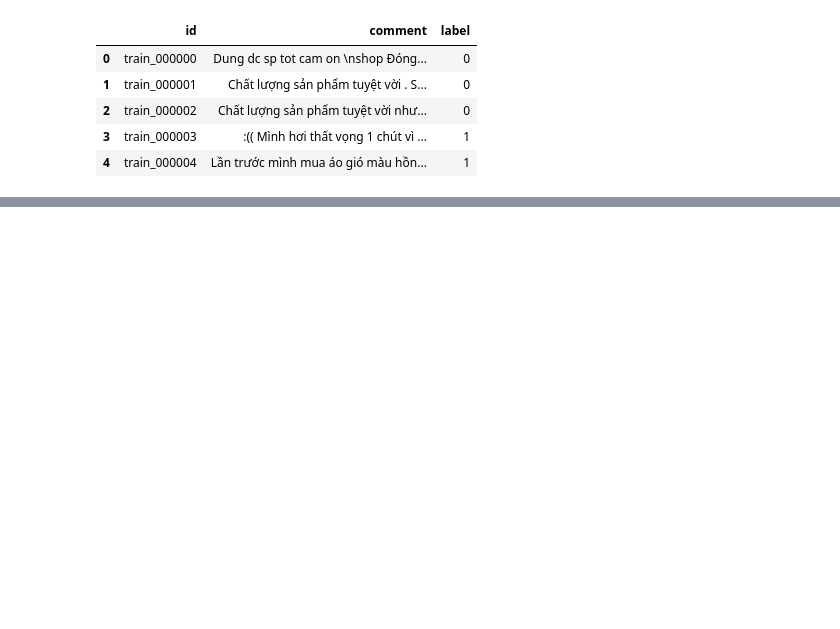
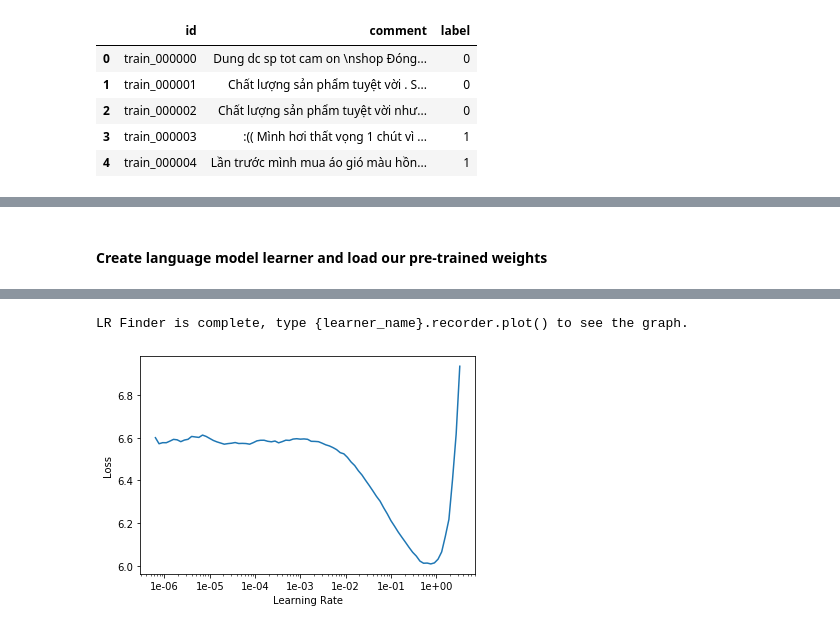
Before and after one commit to Sylar257/Non-English-language-NLP, a Jupyter notebook: Vietnamese Sentiment Analysis.ipynb, the cells around one changed output, grey strips where cells are left out. Saved outputs shown, nothing was run; the diff lists cells and outputs as text; code cells hidden in the pictures; blank space fills up the shorter version.

Commit message:
pre-training finished

```diff
--- a/Vietnamese Sentiment Analysis.ipynb
+++ b/Vietnamese Sentiment Analysis.ipynb
@@ -193,3 +197,7 @@ train_df.head()
 | 2 | train_000002 | Chất lượng sản phẩm tuyệt vời như... | 0 |
 | 3 | train_000003 | :(( Mình hơi thất vọng 1 chút vì ... | 1 |
 | 4 | train_000004 | Lần trước mình mua áo gió màu hồn... | 1 |
+# %%
+test_df = pd.read_csv('data/test.csv')
+test_df.loc[pd.isna(test_df.comment),'comment']='NA'
+test_df.head()
@@ -195,0 +211,16 @@ train_df.head()
+# %%
+# Combine two datasets
+df = pd.concat([train_df,test_df], sort=False)
+# %%
+data_lm=(TextList.from_df(df, path, cols='comment')
+         .split_by_rand_pct(0.1, seed=62)
+         .label_for_lm()
+         .databunch(bs=bs))
+# %% [markdown]
+#### Create language model learner and load our pre-trained weights
+# %%
+learn_lm = language_model_learner(data_lm, AWD_LSTM, pretrained_fnames=lm_fns, drop_mult=1)
+# %%
+learn_lm.lr_find()
+learn_lm.recorder.plot()
+# %% [output]
@@ -195,0 +228,2 @@ train_df.head()
+LR Finder is complete, type {learner_name}.recorder.plot() to see the graph.
+[figure, added]
```
Also changed, not shown: parts of 6 cells of this notebook.
